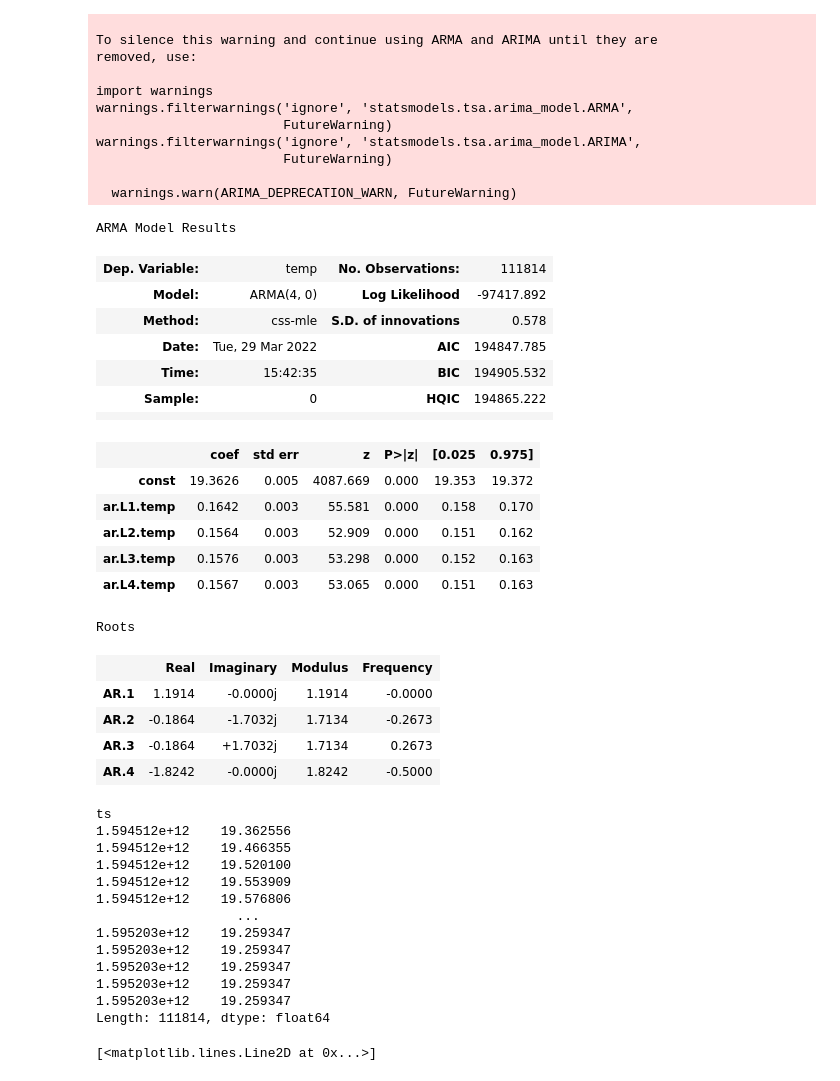
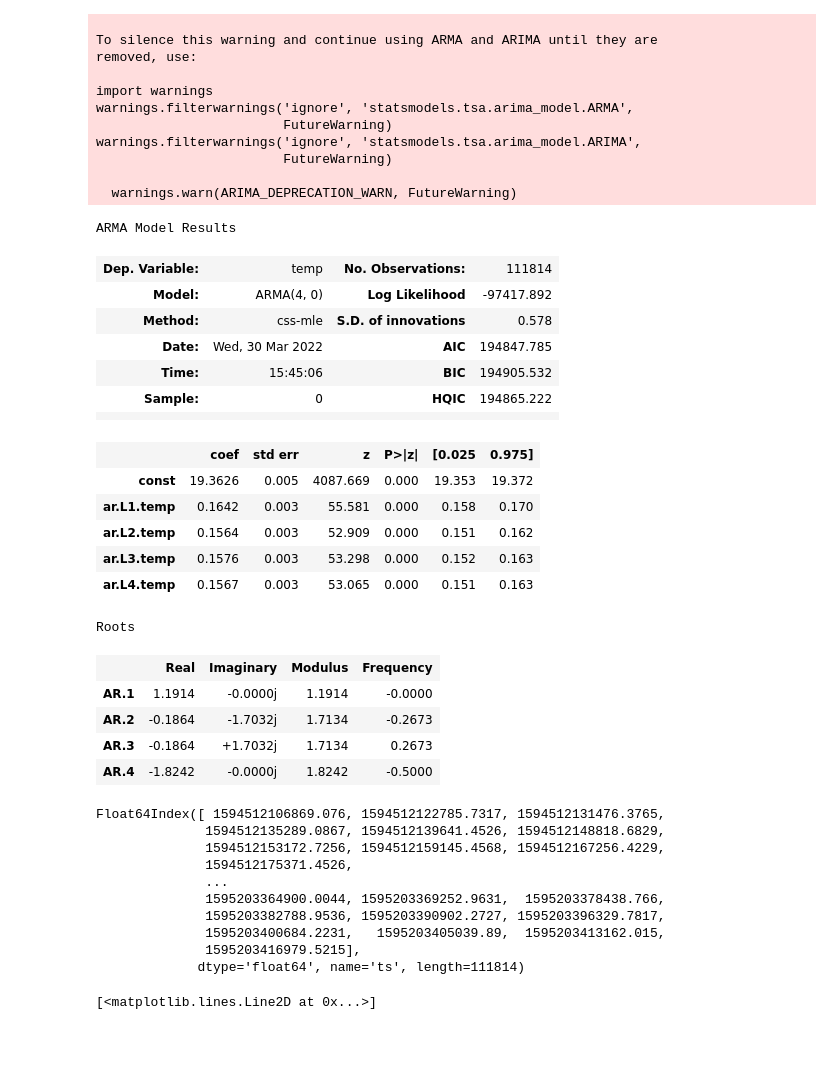
Before and after one commit to GStarP/cloud-analysis, a Jupyter notebook: research/abnormal_detect.ipynb, the cells around one changed output. Drawn from its saved outputs; the diff is of its cells as text; code cells hidden in the pictures; blank space fills up the shorter version.

```diff
--- a/research/abnormal_detect.ipynb
+++ b/research/abnormal_detect.ipynb
@@ -42,12 +42,10 @@ Name: temp, dtype: float64
 # %%
-'''
-1. 选择参数
-'''
 from statsmodels.tsa import stattools
 
 # ar 与 ma 的参数取值一般为 0~4
 # 遍历所有组合, 选择指标最好的参数组合
-stattools.arma_order_select_ic(temp_ts, max_ar=4, max_ma=4)
+select_res = stattools.arma_order_select_ic(temp_ts, max_ar=4, max_ma=4)
+select_res
 # %% [output]
 statsmodels.tsa.arima_model.ARMA and statsmodels.tsa.arima_model.ARIMA have
 been deprecated in favor of statsmodels.tsa.arima.model.ARIMA (note the .
@@ -73,3 +71,7 @@ warnings.filterwarnings('ignore', 'statsmodels.tsa.arima_model.ARIMA',
  3  197674.878170            NaN            NaN            NaN            NaN
  4  194905.532284            NaN            NaN            NaN            NaN,
  'bic_min_order': (4, 0)}
+# %%
+# 选取评价结果最好的参数
+params = select_res.bic_min_order
+params
@@ -77,7 +81,7 @@ warnings.filterwarnings('ignore', 'statsmodels.tsa.arima_model.ARIMA',
 from statsmodels.tsa import arima_model
 
 # 根据评价结果, (4, 0) 表现最好
-model = arima_model.ARMA(temp_ts, order=(4, 0)).fit()
+ts_model = arima_model.ARMA(temp_ts, order=params).fit()
 # %% [output]
 statsmodels.tsa.arima_model.ARMA and statsmodels.tsa.arima_model.ARIMA have
 been deprecated in favor of statsmodels.tsa.arima.model.ARIMA (note the .
@@ -99,14 +103,14 @@ warnings.filterwarnings('ignore', 'statsmodels.tsa.arima_model.ARIMA',
   warnings.warn(ARIMA_DEPRECATION_WARN, FutureWarning)
 # %%
 # 查看模型描述
-model.summary()
+ts_model.summary()
 # %% [output]
 ARMA Model Results
 | Dep. Variable: | temp | No. Observations: | 111814 |
 | Model: | ARMA(4, 0) | Log Likelihood | -97417.892 |
 | Method: | css-mle | S.D. of innovations | 0.578 |
-| Date: | Tue, 29 Mar 2022 | AIC | 194847.785 |
-| Time: | 15:42:35 | BIC | 194905.532 |
+| Date: | Wed, 30 Mar 2022 | AIC | 194847.785 |
+| Time: | 15:45:06 | BIC | 194905.532 |
 | Sample: | 0 | HQIC | 194865.222 |
 |  |  |  |  |
 |  | coef | std err | z | P>|z| | [0.025 | 0.975] |
@@ -123,22 +127,19 @@ Roots
 | AR.4 | -1.8242 | -0.0000j | 1.8242 | -0.5000 |
 # %%
 # 使用模型进行预测
-temp_ts_predict = model.predict()
-temp_ts_predict
+temp_ts_predict = ts_model.predict()
+temp_ts_predict.index
 # %% [output]
-ts
-1.594512e+12    19.362556
-1.594512e+12    19.466355
-1.594512e+12    19.520100
-1.594512e+12    19.553909
-1.594512e+12    19.576806
-                  ...
-1.595203e+12    19.259347
-1.595203e+12    19.259347
-1.595203e+12    19.259347
-1.595203e+12    19.259347
-1.595203e+12    19.259347
-Length: 111814, dtype: float64
+Float64Index([ 1594512106869.076, 1594512122785.7317, 1594512131476.3765,
+              1594512135289.0867, 1594512139641.4526, 1594512148818.6829,
+              1594512153172.7256, 1594512159145.4568, 1594512167256.4229,
+              1594512175371.4526,
+              ...
+              1595203364900.0044, 1595203369252.9631,  1595203378438.766,
+              1595203382788.9536, 1595203390902.2727, 1595203396329.7817,
+              1595203400684.2231,   1595203405039.89,  1595203413162.015,
+              1595203416979.5215],
+             dtype='float64', name='ts', length=111814)
 # %%
 # 对比实际数据和预测结果
 import matplotlib.pyplot as plt
```
Also changed, not shown: parts of 10 cells of this notebook.
